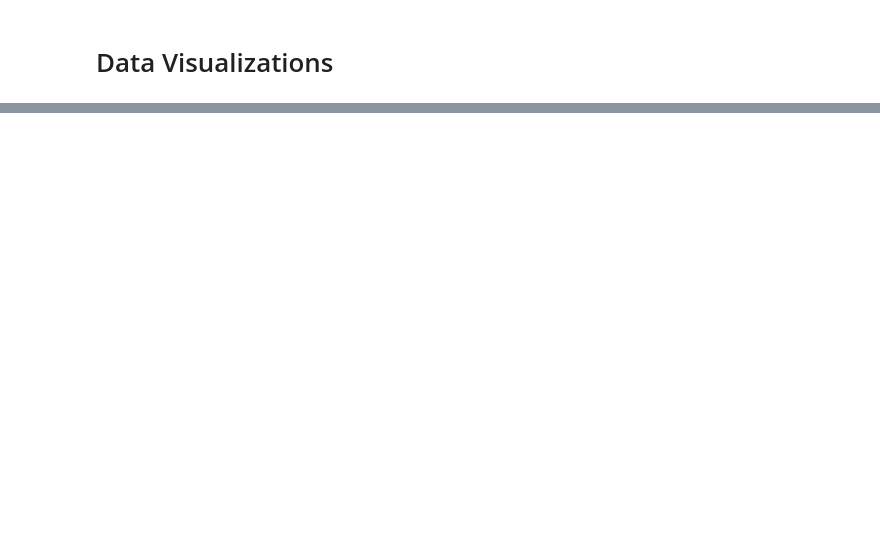
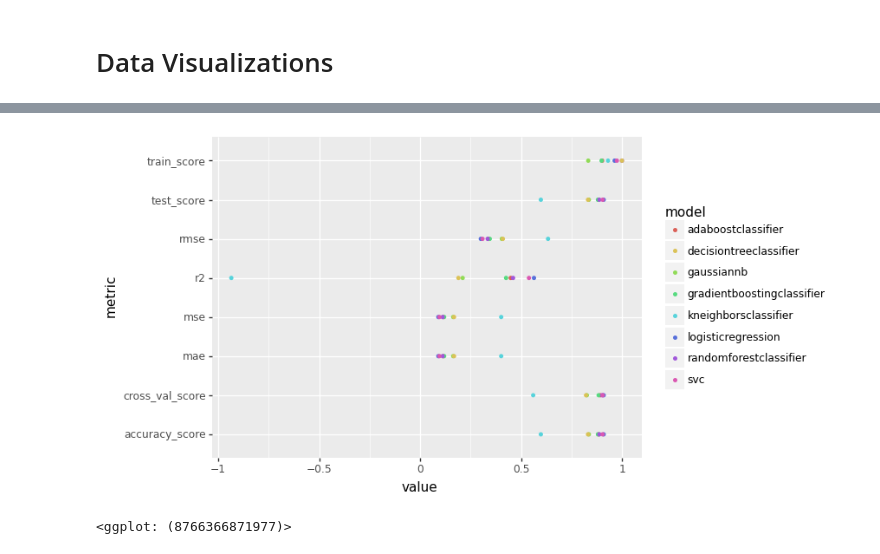
Before and after one commit to grahamwaters/Reddit-NLP-Analysis, a Jupyter notebook: notebooks/03_data_viz.ipynb, the cells around one changed output, grey strips where cells are left out. Saved outputs shown, nothing was run; the diff lists cells and outputs as text; code cells hidden in the pictures; blank space fills up the shorter version.

```diff
--- a/notebooks/03_data_viz.ipynb
+++ b/notebooks/03_data_viz.ipynb
@@ -327,0 +484,39 @@ df.head()
+# %%
+# creating the plot using plotnine
+# set the size of the plot to 20 inches by 10 inches
+# set the background color of the plot to white
+# set the style of the plot to whitegrid
+# set the title of the plot to 'Figure 14. Model Performance Metrics'
+# set the x-axis label to 'Model'
+# set the y-axis label to 'Metric'
+# set the x-axis limits to 0 and 1
+# set the y-axis limits to 0 and 1
+# set the x-axis tick marks to 0.1
+# set the y-axis tick marks to 0.1
+# set the x-axis tick mark labels to the formatted values in percent_formats
+# set the y-axis tick mark labels to the formatted values in percent_formats
+
+# creating the plot
+# The plot is made up of two layers: the points and the segments
+# The points are the individual values for each model
+# The segments are the lines that connect the points
+# The segments are created by using the geom_segment() function and the points are created by using the geom_point() function as well.
+xgap = 0.1 # set the x-axis gap between the points
+ygap = 0.1 # set the y-axis gap between the points
+point_size = 1 # set the size of the points
+segment_size = 1 # set the size of the segments
+point_color = 'black' # set the color of the points
+segment_color = 'black' # set the color of the segments
+point_alpha = 1 # set the transparency of the points
+segment_alpha = 0.5 # set the transparency of the segments
+point_shape = 'o' # set the shape of the points
+segment_shape = '-' # set the shape of the segments
+point_data = data.melt(id_vars=['model'], var_name='metric', value_name='value') # melt the data
+segment_data = X.melt(id_vars=['model'], var_name='metric', value_name='value') # melt the data
+segment_data['x'] = segment_data['value'] # set the x variable to the value column
+segment_data['y'] = segment_data['metric'] # set the y variable to the metric column
+# remember, each row is a model, and the metrics fall along a horizontal line (one line) for each model. The colors of the points (metric values) correspond to the colors of the metric they represent (i.e. the color of the point for the cross_val_score metric for logreg is the same color as the point on the line for the KNN model.)
+# the segments are created by using the geom_segment() function and the points are created by using the geom_point() function as well.
+# create the plot
+
+point_data.head()
@@ -327,0 +697,8 @@ df.head()
+# %%
+# create a simple ggplot() plot
+(ggplot()
++ geom_point(data=point_data, mapping=aes(x='value', y='metric', color='model'), size=point_size, alpha=point_alpha, shape=point_shape)
+)
+# %% [output]
+[figure, added]
+<ggplot: (8766366871977)>
```
Also changed, not shown: parts of 16 cells of this notebook, 16 other files.
